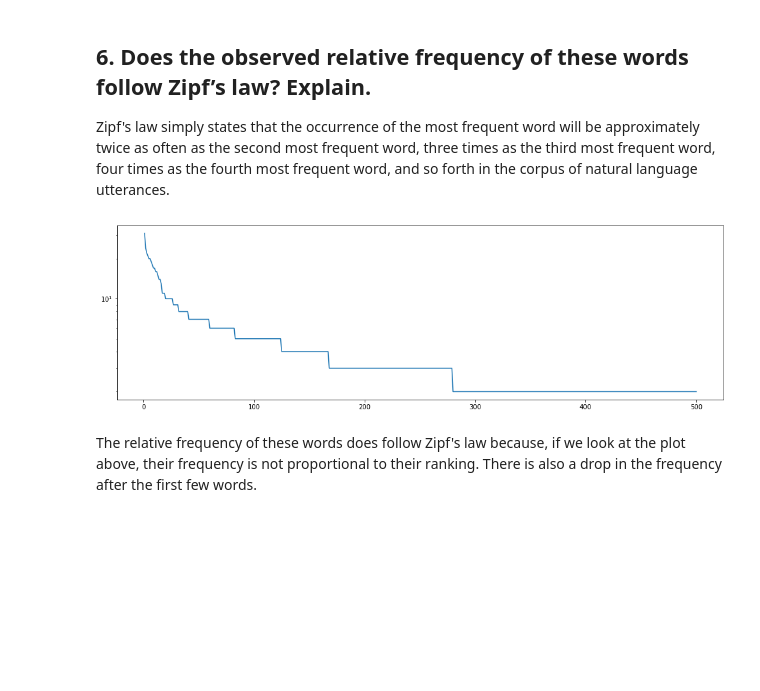
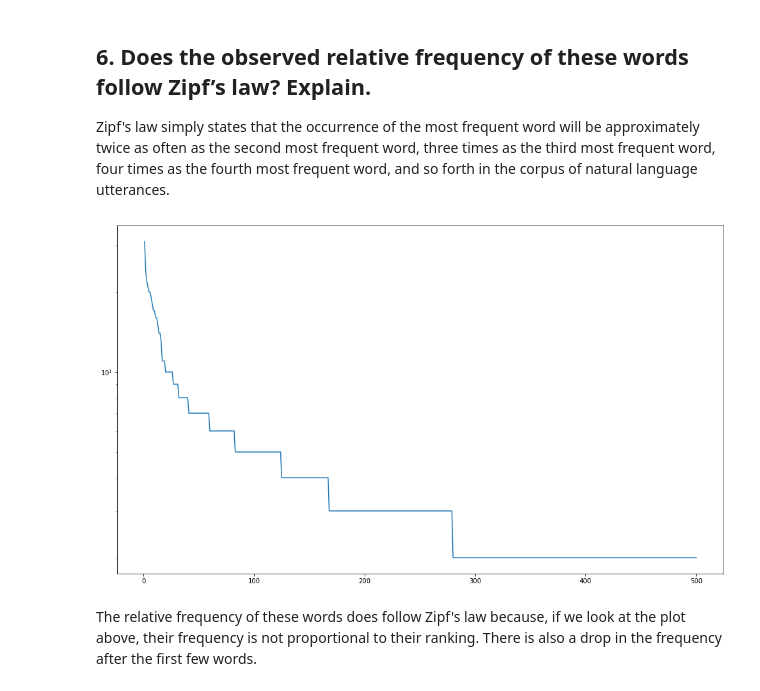
Before and after one commit to PriyaShaji/Data620-1, a Jupyter notebook: Week 4 - Part 2 Assignment/Assignment - High Frequency Words.ipynb, the cells around one changed output. Drawn from its saved outputs; the diff is of its cells as text; code cells hidden in the pictures; blank space fills up the shorter version.

```diff
--- a/Week 4 - Part 2 Assignment/Assignment - High Frequency Words.ipynb
+++ b/Week 4 - Part 2 Assignment/Assignment - High Frequency Words.ipynb
@@ -201,11 +193,11 @@ y = [freq for (word,freq) in zipf_data]
 
 Zipf's law simply states that the occurrence of the most frequent word will be approximately twice as often as the second most frequent word, three times as the third most frequent word, four times as the fourth most frequent word, and so forth in the corpus of natural language utterances.
 # %%
-plt.figure(1, figsize=(17,5))
+plt.figure(1, figsize=(17,10))
 plt.semilogy(x, y)
 plt.show()
 # %% [output]
-[figure, old version]
+[figure, new version]
 # %% [markdown]
 The relative frequency of these words does follow Zipf's law because, if we look at the plot above, their frequency is not proportional to their ranking. There is also a drop in the frequency after the first few words.
 # %% [markdown]
```
Also changed, not shown: parts of 6 cells of this notebook.
